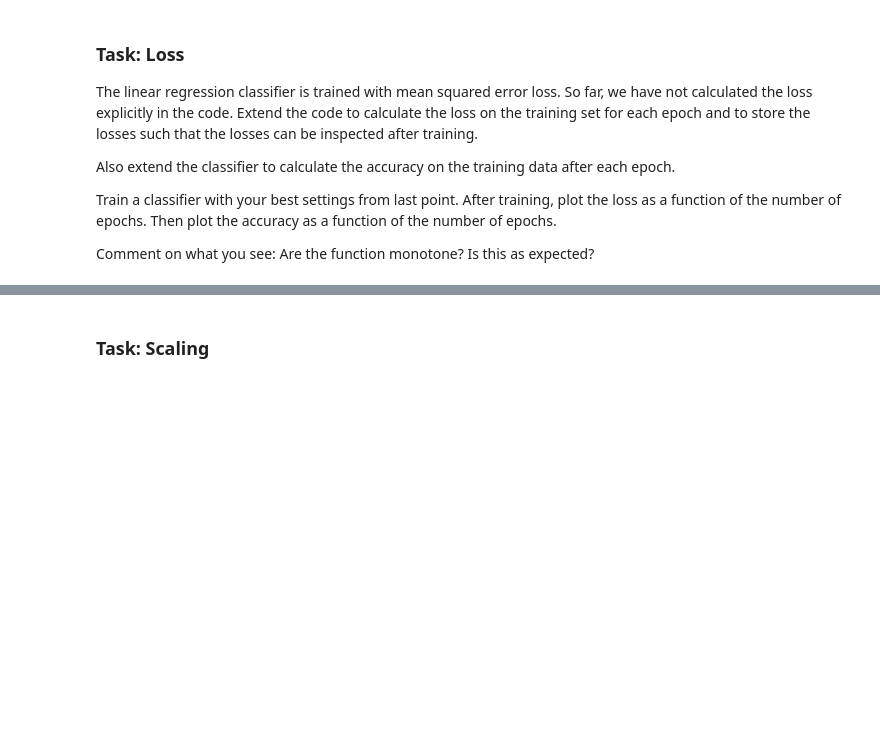
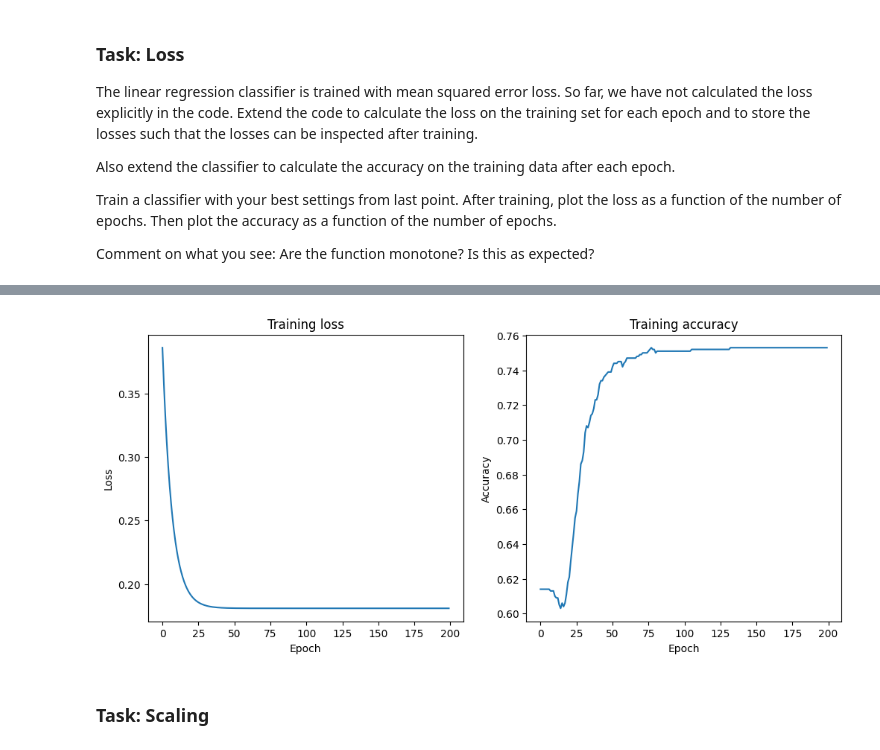
Before and after one commit to shahriarshaik/IN3050-oblig-2, a Jupyter notebook: in3050_in4050_2023_assignment_2.ipynb, the cells around one changed output, grey strips where cells are left out. Cells and saved outputs as stored; diff of their text form; code cells hidden in the pictures; blank space fills up the shorter version.

```diff
--- a/in3050_in4050_2023_assignment_2.ipynb
+++ b/in3050_in4050_2023_assignment_2.ipynb
@@ -217,3 +321,62 @@ Also extend the classifier to calculate the accuracy on the training data after
 Train a classifier with your best settings from last point. After training, plot the loss as a function of the number of epochs. Then plot the accuracy as a function of the number of epochs.
 
 Comment on what you see: Are the function monotone? Is this as expected?
+# %%
+class NumpyLinRegClass(NumpyClassifier):
+
+    def __init__(self, bias=-1):
+        self.bias = bias
+
+    def fit(self, X_train, t_train, eta=0.1, epochs=10):
+        """X_train is a Nxm matrix, N data points, m features
+        t_train is a vector of length N,
+        the target values for the training data"""
+
+        if self.bias:
+            X_train = add_bias(X_train, self.bias)
+
+        (N, m) = X_train.shape
+
+        self.weights = weights = np.zeros(m)
+        self.losses = []  # to store losses at each epoch
+        self.accuracies = []  # to store accuracies at each epoch
+
+        for e in range(epochs):
+            ys = X_train @ weights
+            loss = ((ys - t_train)**2).mean()  # calculate mean squared error loss
+            accuracy1 = accuracy((ys > 0.5).astype(int), t_train)  # calculate accuracy
+
+            weights -= eta / N *  X_train.T @ (ys - t_train)  # update weights
+
+            self.losses.append(loss)
+            self.accuracies.append(accuracy1)
+
+            print(f"Epoch {e+1}: Loss={loss:.4f}, Accuracy={accuracy1:.4f}")
+
+import matplotlib.pyplot as plt
+
+# Normalize the data
+mean = np.mean(X_train, axis=0)
+std = np.std(X_train, axis=0)
+X_train_normalized = (X_train - mean) / std
+
+
+# Train the classifier with the best hyperparameters
+cl = NumpyLinRegClass()
+cl.fit(X_train_normalized, t2_train, eta=best_eta, epochs=best_epoch)
+
+# Plot the loss and accuracy as a function of the number of epochs
+fig, ax = plt.subplots(nrows=1, ncols=2, figsize=(12, 5))
+
+ax[0].plot(cl.losses)
+ax[0].set_xlabel('Epoch')
+ax[0].set_ylabel('Loss')
+ax[0].set_title('Training loss')
+
+ax[1].plot(cl.accuracies)
+ax[1].set_xlabel('Epoch')
+ax[1].set_ylabel('Accuracy')
+ax[1].set_title('Training accuracy')
+
+plt.show()
+# %% [output]
@@ -220,3 +400,4 @@ Comment on what you see: Are the function monotone? Is this as expected?
+[figure, added]
 # %% [markdown]
 ### Task: Scaling
 # %% [markdown]
```
Also changed, not shown: parts of 18 cells of this notebook, 1 other file.
